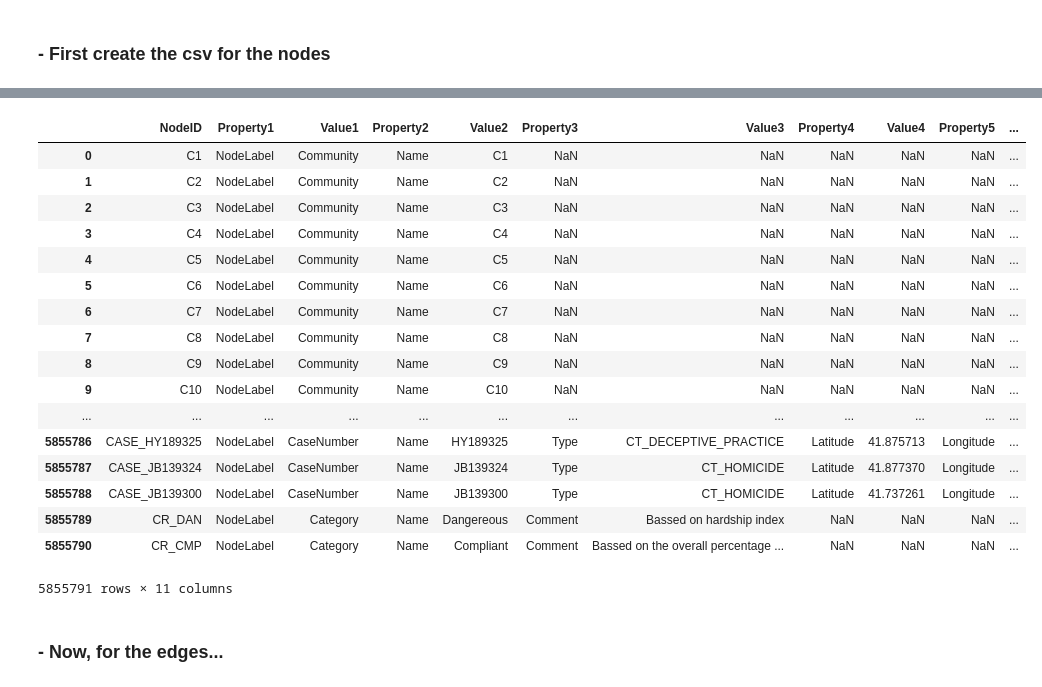
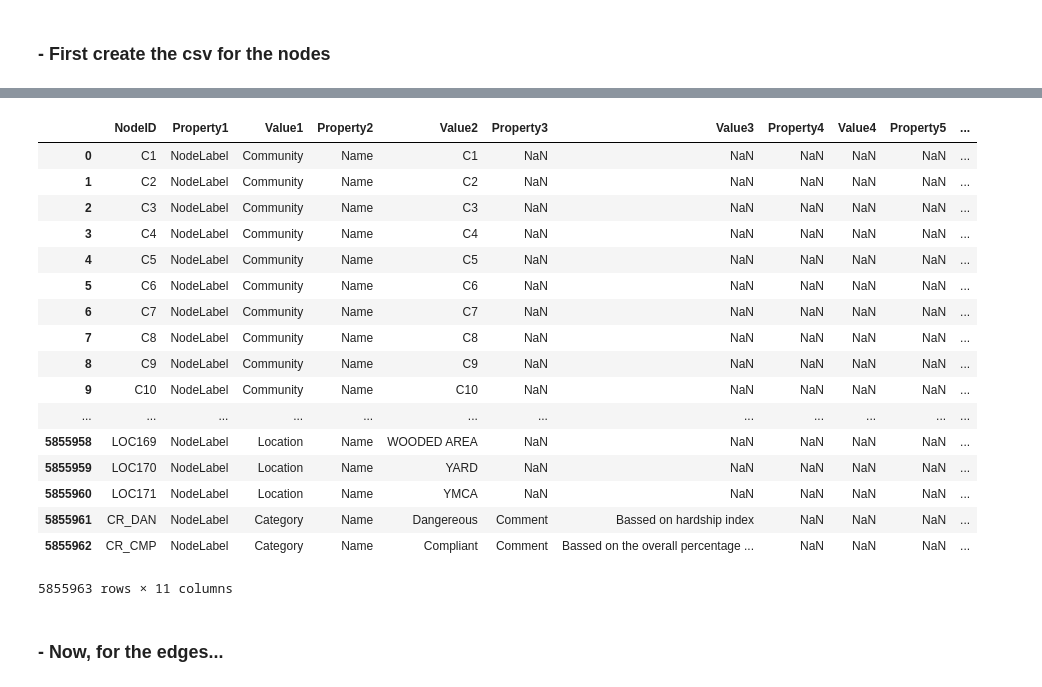
Before and after one commit to gomerudo/tuedataeng, a Jupyter notebook: wrangling/ChicagoCrimes_wrangling.ipynb, the cells around one changed output, grey strips where cells are left out. Saved outputs shown, nothing was run; the diff lists cells and outputs as text; code cells hidden in the pictures.

```diff
--- a/wrangling/ChicagoCrimes_wrangling.ipynb
+++ b/wrangling/ChicagoCrimes_wrangling.ipynb
@@ -33,6 +33,9 @@ def community_to_key(community_number):
 
 def district_to_key(district_number):
     return "D{}".format(district_number)
+
+def location_to_key(index):
+    return "LOC{}".format(index)
 # %% [markdown]
 ## Load clean datasets
 # %%
@@ -158,6 +161,24 @@ for index, row in crimes_df.iterrows():
                        'Longitude', # Property5
                        row['Longitude'] ]) # Value5
 
+locations = crimes_df['Location Description'].unique()
+locations = np.sort(locations)
+
+for i, location in enumerate(locations):
+    nodes_list.append([
+                       location_to_key(i), # NodeID
+                       'NodeLabel', # Property1
+                       'Location', # Value1
+                       'Name', # Property2
+                       location, # Value2
+                       np.NAN, # Property3
+                       np.NAN, # Value3
+                       np.NAN, # Property4
+                       np.NAN, # Value4
+                       np.NAN, # Property5
+                       np.NAN]) # Value5
+
+
 # Create other nodes (based on criterias of indicators and so on)
 # Based on hardship
 nodes_list.append(["CR_DAN".format(), # NodeID
@@ -171,6 +192,7 @@ nodes_list.append(["CR_DAN".format(), # NodeID
                    np.NAN, # Value4
                    np.NAN, # Property5
                    np.NAN]) # Value5
+
 
 nodes_list.append(["CR_CMP".format(), # NodeID
                    'NodeLabel', # Property1
@@ -197,21 +219,21 @@ Creation of nodes data frame took 921.34 sec
 |  | NodeID | Property1 | Value1 | Property2 | Value2 | Property3 | Value3 | Property4 | Value4 | Property5 | ... |
 | 0 | C1 | NodeLabel | Community | Name | C1 | NaN | NaN | NaN | NaN | NaN | ... |
 | 1 | C2 | NodeLabel | Community | Name | C2 | NaN | NaN | NaN | NaN | NaN | ... |
 | 2 | C3 | NodeLabel | Community | Name | C3 | NaN | NaN | NaN | NaN | NaN | ... |
 | 3 | C4 | NodeLabel | Community | Name | C4 | NaN | NaN | NaN | NaN | NaN | ... |
 | 4 | C5 | NodeLabel | Community | Name | C5 | NaN | NaN | NaN | NaN | NaN | ... |
 | 5 | C6 | NodeLabel | Community | Name | C6 | NaN | NaN | NaN | NaN | NaN | ... |
 | 6 | C7 | NodeLabel | Community | Name | C7 | NaN | NaN | NaN | NaN | NaN | ... |
 | 7 | C8 | NodeLabel | Community | Name | C8 | NaN | NaN | NaN | NaN | NaN | ... |
 | 8 | C9 | NodeLabel | Community | Name | C9 | NaN | NaN | NaN | NaN | NaN | ... |
 | 9 | C10 | NodeLabel | Community | Name | C10 | NaN | NaN | NaN | NaN | NaN | ... |
 | ... | ... | ... | ... | ... | ... | ... | ... | ... | ... | ... | ... |
-| 5855786 | CASE_HY189325 | NodeLabel | CaseNumber | Name | HY189325 | Type | CT_DECEPTIVE_PRACTICE | Latitude | 41.875713 | Longitude | ... |
-| 5855787 | CASE_JB139324 | NodeLabel | CaseNumber | Name | JB139324 | Type | CT_HOMICIDE | Latitude | 41.877370 | Longitude | ... |
-| 5855788 | CASE_JB139300 | NodeLabel | CaseNumber | Name | JB139300 | Type | CT_HOMICIDE | Latitude | 41.737261 | Longitude | ... |
-| 5855789 | CR_DAN | NodeLabel | Category | Name | Dangereous | Comment | Bassed on hardship index | NaN | NaN | NaN | ... |
-| 5855790 | CR_CMP | NodeLabel | Category | Name | Compliant | Comment | Bassed on the overall percentage ... | NaN | NaN | NaN | ... |
+| 5855958 | LOC169 | NodeLabel | Location | Name | WOODED AREA | NaN | NaN | NaN | NaN | NaN | ... |
+| 5855959 | LOC170 | NodeLabel | Location | Name | YARD | NaN | NaN | NaN | NaN | NaN | ... |
+| 5855960 | LOC171 | NodeLabel | Location | Name | YMCA | NaN | NaN | NaN | NaN | NaN | ... |
+| 5855961 | CR_DAN | NodeLabel | Category | Name | Dangereous | Comment | Bassed on hardship index | NaN | NaN | NaN | ... |
+| 5855962 | CR_CMP | NodeLabel | Category | Name | Compliant | Comment | Bassed on the overall percentage ... | NaN | NaN | NaN | ... |
-5855791 rows × 11 columns
+5855963 rows × 11 columns
 # %%
 # Save nodes for further usage
 if REDUCED_FILE:
```
Also changed, not shown: parts of 11 cells of this notebook, 3 other files.
